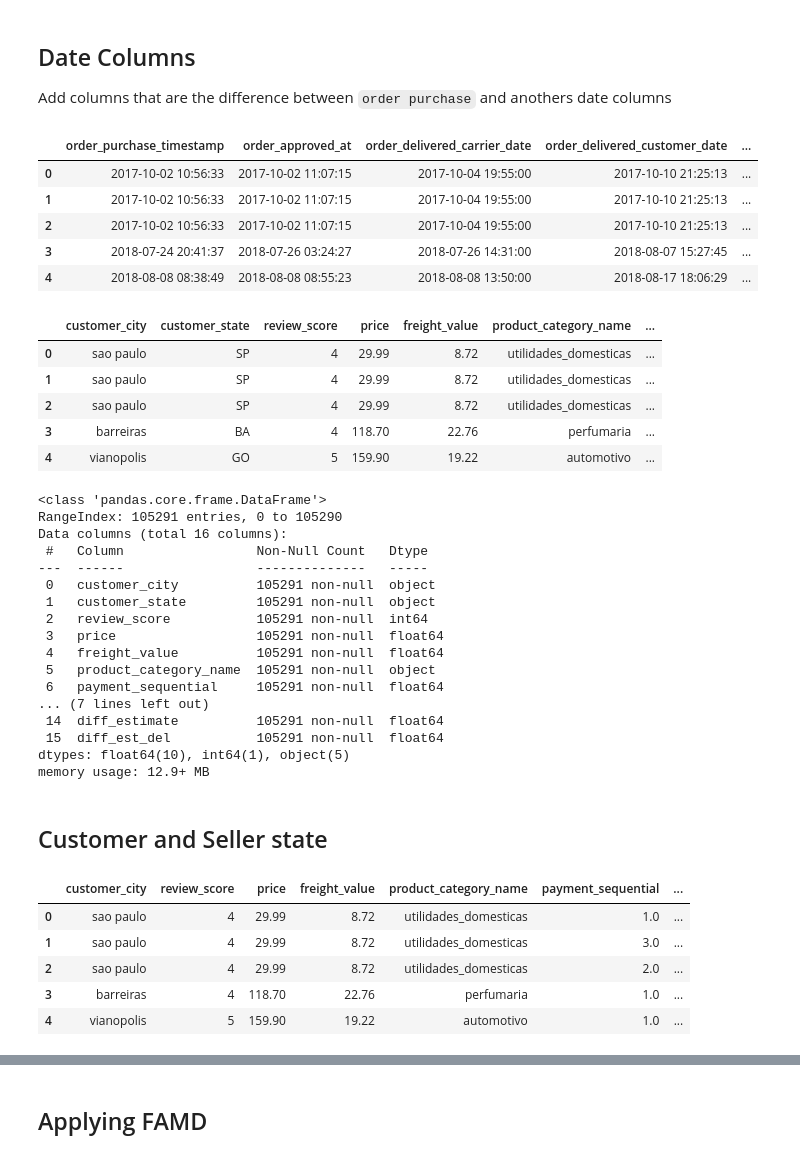
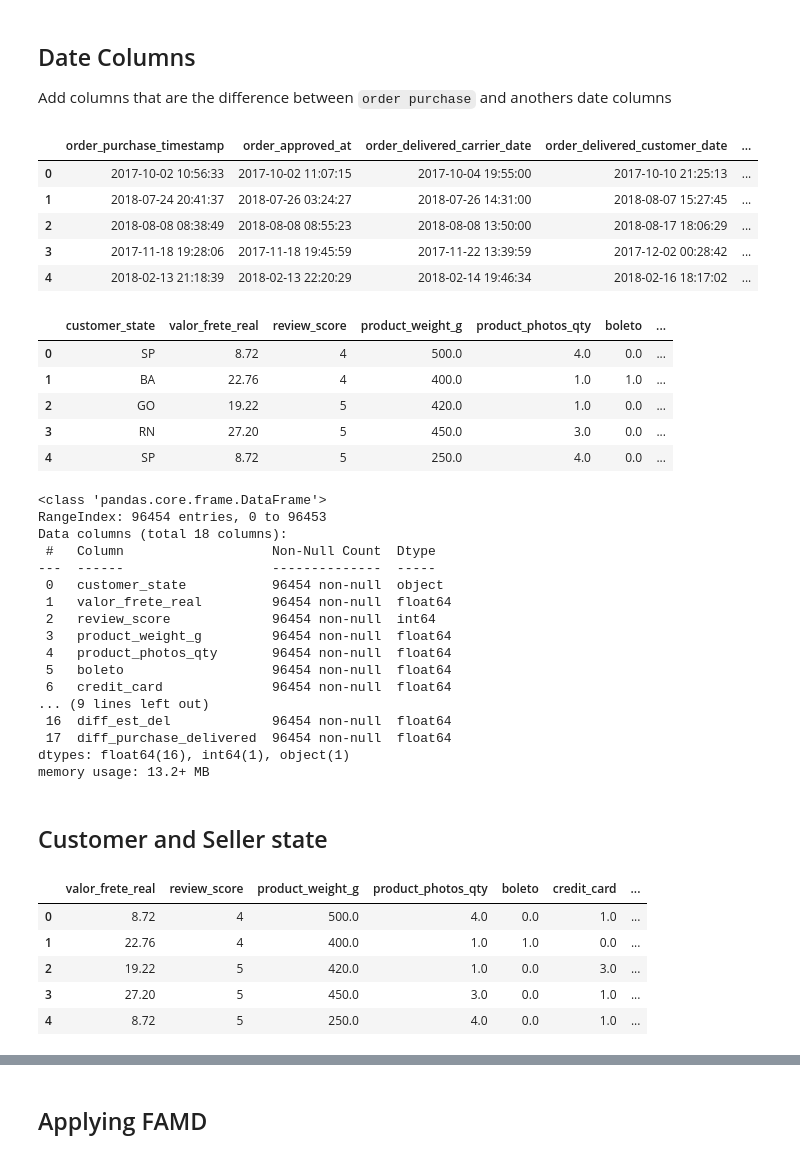
Before and after one commit to fabioismerim/consumer_score_prediction, a Jupyter notebook: clustering_approach/FAMD.ipynb, the cells around one changed output, grey strips where cells are left out. Cells and saved outputs as stored; diff of their text form; code cells hidden in the pictures.

```diff
--- a/clustering_approach/FAMD.ipynb
+++ b/clustering_approach/FAMD.ipynb
@@ -23,7 +23,7 @@ pd.set_option('display.expand_frame_repr', False)
 # %%
 #import dataset
 
-df = pd.read_csv('../datasets/data_to_clustering.csv')
+df = pd.read_csv('../datasets/data_to_FAMD.csv')
 #df.drop(columns = 'not_defined', inplace = True)
 df.head()
 # %% [output]
@@ -68,25 +68,28 @@ df['order_estimated_delivery_date'] = pd.to_datetime(df['order_estimated_deliver
 # %%
 df['diff_approved'] = df['order_approved_at'] - df['order_purchase_timestamp'] #diff data aprovação da compra - data da compra
 df['diff_carrier'] = df['order_delivered_carrier_date'] - df['order_purchase_timestamp']
 df['diff_customer'] = df['order_delivered_customer_date'] - df['order_purchase_timestamp']
 df['diff_estimate'] = df['order_estimated_delivery_date'] - df['order_purchase_timestamp']
 df['diff_est_del'] = df['order_estimated_delivery_date'] - df['order_delivered_customer_date']
+df['diff_purchase_delivered'] = df['order_delivered_customer_date'] - df['order_purchase_timestamp']
+
 
 #transforming the values in days difference
 df['diff_approved']=df['diff_approved']/np.timedelta64(1,'D')
 df['diff_carrier']=df['diff_carrier']/np.timedelta64(1,'D')
 df['diff_customer']=df['diff_customer']/np.timedelta64(1,'D')
 df['diff_estimate']=df['diff_estimate']/np.timedelta64(1,'D')
 df['diff_est_del']=df['diff_est_del']/np.timedelta64(1,'D')
+df['diff_purchase_delivered']=df['diff_purchase_delivered']/np.timedelta64(1,'D')
 
 df.head()
 # %% [output]
 |  | order_purchase_timestamp | order_approved_at | order_delivered_carrier_date | order_delivered_customer_date | ... |
 | 0 | 2017-10-02 10:56:33 | 2017-10-02 11:07:15 | 2017-10-04 19:55:00 | 2017-10-10 21:25:13 | ... |
-| 1 | 2017-10-02 10:56:33 | 2017-10-02 11:07:15 | 2017-10-04 19:55:00 | 2017-10-10 21:25:13 | ... |
-| 2 | 2017-10-02 10:56:33 | 2017-10-02 11:07:15 | 2017-10-04 19:55:00 | 2017-10-10 21:25:13 | ... |
-| 3 | 2018-07-24 20:41:37 | 2018-07-26 03:24:27 | 2018-07-26 14:31:00 | 2018-08-07 15:27:45 | ... |
-| 4 | 2018-08-08 08:38:49 | 2018-08-08 08:55:23 | 2018-08-08 13:50:00 | 2018-08-17 18:06:29 | ... |
+| 1 | 2018-07-24 20:41:37 | 2018-07-26 03:24:27 | 2018-07-26 14:31:00 | 2018-08-07 15:27:45 | ... |
+| 2 | 2018-08-08 08:38:49 | 2018-08-08 08:55:23 | 2018-08-08 13:50:00 | 2018-08-17 18:06:29 | ... |
+| 3 | 2017-11-18 19:28:06 | 2017-11-18 19:45:59 | 2017-11-22 13:39:59 | 2017-12-02 00:28:42 | ... |
+| 4 | 2018-02-13 21:18:39 | 2018-02-13 22:20:29 | 2018-02-14 19:46:34 | 2018-02-16 18:17:02 | ... |
 # %%
 #drop date columns
 cols = ['order_purchase_timestamp', 'order_approved_at', 'order_delivered_carrier_date',
@@ -95,32 +98,32 @@ cols = ['order_purchase_timestamp', 'order_approved_at', 'order_delivered_carrie
 df.drop(columns = cols, axis= 1, inplace = True)
 df.head()
 # %% [output]
-|  | customer_city | customer_state | review_score | price | freight_value | product_category_name | ... |
-| 0 | sao paulo | SP | 4 | 29.99 | 8.72 | utilidades_domesticas | ... |
-| 1 | sao paulo | SP | 4 | 29.99 | 8.72 | utilidades_domesticas | ... |
-| 2 | sao paulo | SP | 4 | 29.99 | 8.72 | utilidades_domesticas | ... |
-| 3 | barreiras | BA | 4 | 118.70 | 22.76 | perfumaria | ... |
-| 4 | vianopolis | GO | 5 | 159.90 | 19.22 | automotivo | ... |
+|  | customer_state | valor_frete_real | review_score | product_weight_g | product_photos_qty | boleto | ... |
+| 0 | SP | 8.72 | 4 | 500.0 | 4.0 | 0.0 | ... |
+| 1 | BA | 22.76 | 4 | 400.0 | 1.0 | 1.0 | ... |
+| 2 | GO | 19.22 | 5 | 420.0 | 1.0 | 0.0 | ... |
+| 3 | RN | 27.20 | 5 | 450.0 | 3.0 | 0.0 | ... |
+| 4 | SP | 8.72 | 5 | 250.0 | 4.0 | 0.0 | ... |
 # %%
 df.info()
 # %% [output]
 <class 'pandas.core.frame.DataFrame'>
-RangeIndex: 105291 entries, 0 to 105290
-Data columns (total 16 columns):
- #   Column                 Non-Null Count   Dtype
----  ------                 --------------   -----
- 0   customer_city          105291 non-null  object
- 1   customer_state         105291 non-null  object
- 2   review_score           105291 non-null  int64
- 3   price                  105291 non-null  float64
- 4   freight_value          105291 non-null  float64
- 5   product_category_name  105291 non-null  object
- 6   payment_sequential     105291 non-null  float64
-... (7 lines left out)
- 14  diff_estimate          105291 non-null  float64
- 15  diff_est_del           105291 non-null  float64
-dtypes: float64(10), int64(1), object(5)
-memory usage: 12.9+ MB
+RangeIndex: 96454 entries, 0 to 96453
+Data columns (total 18 columns):
+ #   Column                   Non-Null Count  Dtype
+---  ------                   --------------  -----
+ 0   customer_state           96454 non-null  object
+ 1   valor_frete_real         96454 non-null  float64
+ 2   review_score             96454 non-null  int64
+ 3   product_weight_g         96454 non-null  float64
+ 4   product_photos_qty       96454 non-null  float64
+ 5   boleto                   96454 non-null  float64
+ 6   credit_card              96454 non-null  float64
+... (9 lines left out)
+ 16  diff_est_del             96454 non-null  float64
+ 17  diff_purchase_delivered  96454 non-null  float64
+dtypes: float64(16), int64(1), object(1)
+memory usage: 13.2+ MB
 # %% [markdown]
 ## Customer and Seller state
 # %%
@@ -152,9 +155,9 @@ df['customer_region'] = df.apply(region, axis = 1)
 df.drop(columns = 'customer_state', axis = 1, inplace = True)
 df.head()
 # %% [output]
-|  | customer_city | review_score | price | freight_value | product_category_name | payment_sequential | ... |
-| 0 | sao paulo | 4 | 29.99 | 8.72 | utilidades_domesticas | 1.0 | ... |
-| 1 | sao paulo | 4 | 29.99 | 8.72 | utilidades_domesticas | 3.0 | ... |
-| 2 | sao paulo | 4 | 29.99 | 8.72 | utilidades_domesticas | 2.0 | ... |
-| 3 | barreiras | 4 | 118.70 | 22.76 | perfumaria | 1.0 | ... |
-| 4 | vianopolis | 5 | 159.90 | 19.22 | automotivo | 1.0 | ... |
+|  | valor_frete_real | review_score | product_weight_g | product_photos_qty | boleto | credit_card | ... |
+| 0 | 8.72 | 4 | 500.0 | 4.0 | 0.0 | 1.0 | ... |
+| 1 | 22.76 | 4 | 400.0 | 1.0 | 1.0 | 0.0 | ... |
+| 2 | 19.22 | 5 | 420.0 | 1.0 | 0.0 | 3.0 | ... |
+| 3 | 27.20 | 5 | 450.0 | 3.0 | 0.0 | 1.0 | ... |
+| 4 | 8.72 | 5 | 250.0 | 4.0 | 0.0 | 1.0 | ... |
```
Also changed, not shown: parts of 7 cells of this notebook, 5 other files.
